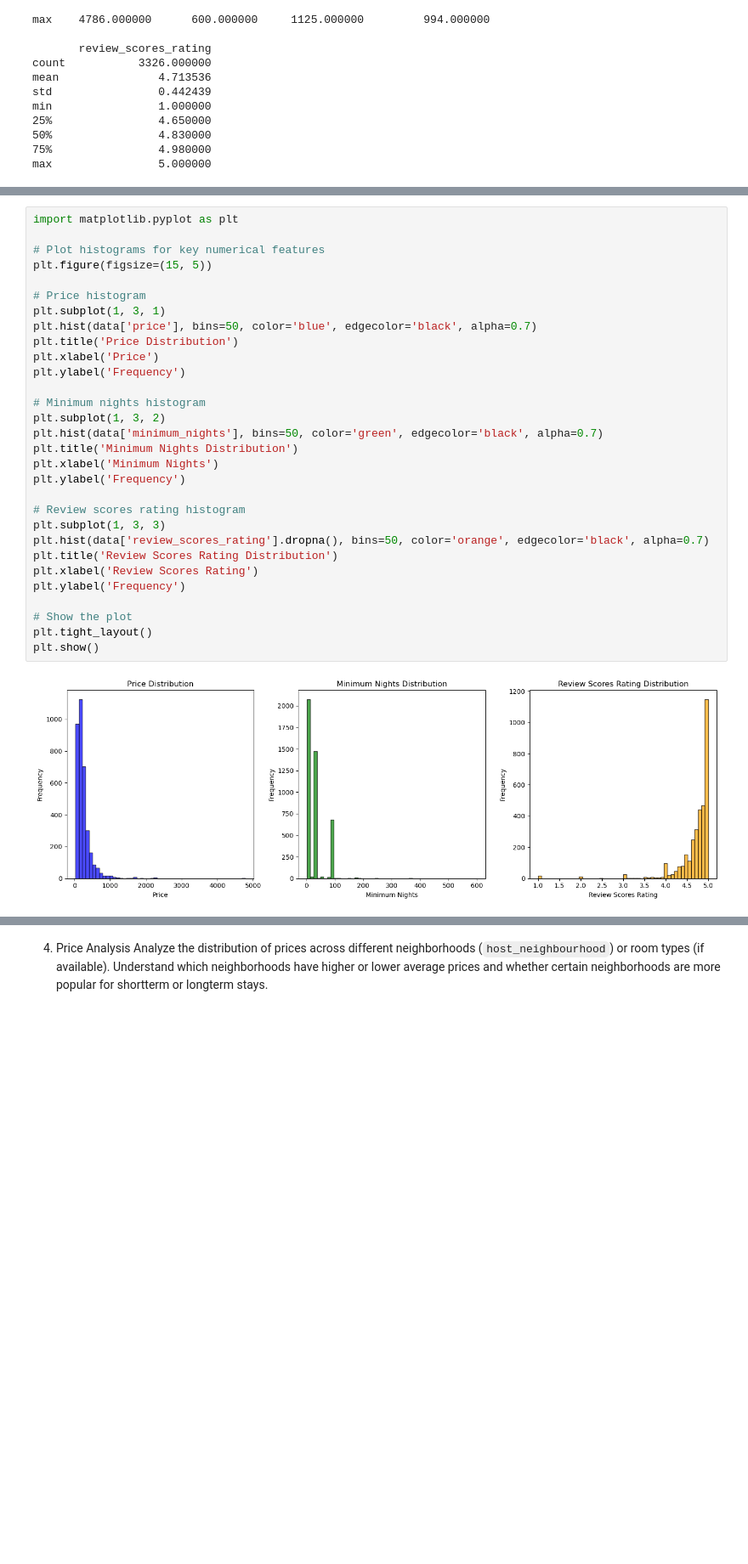
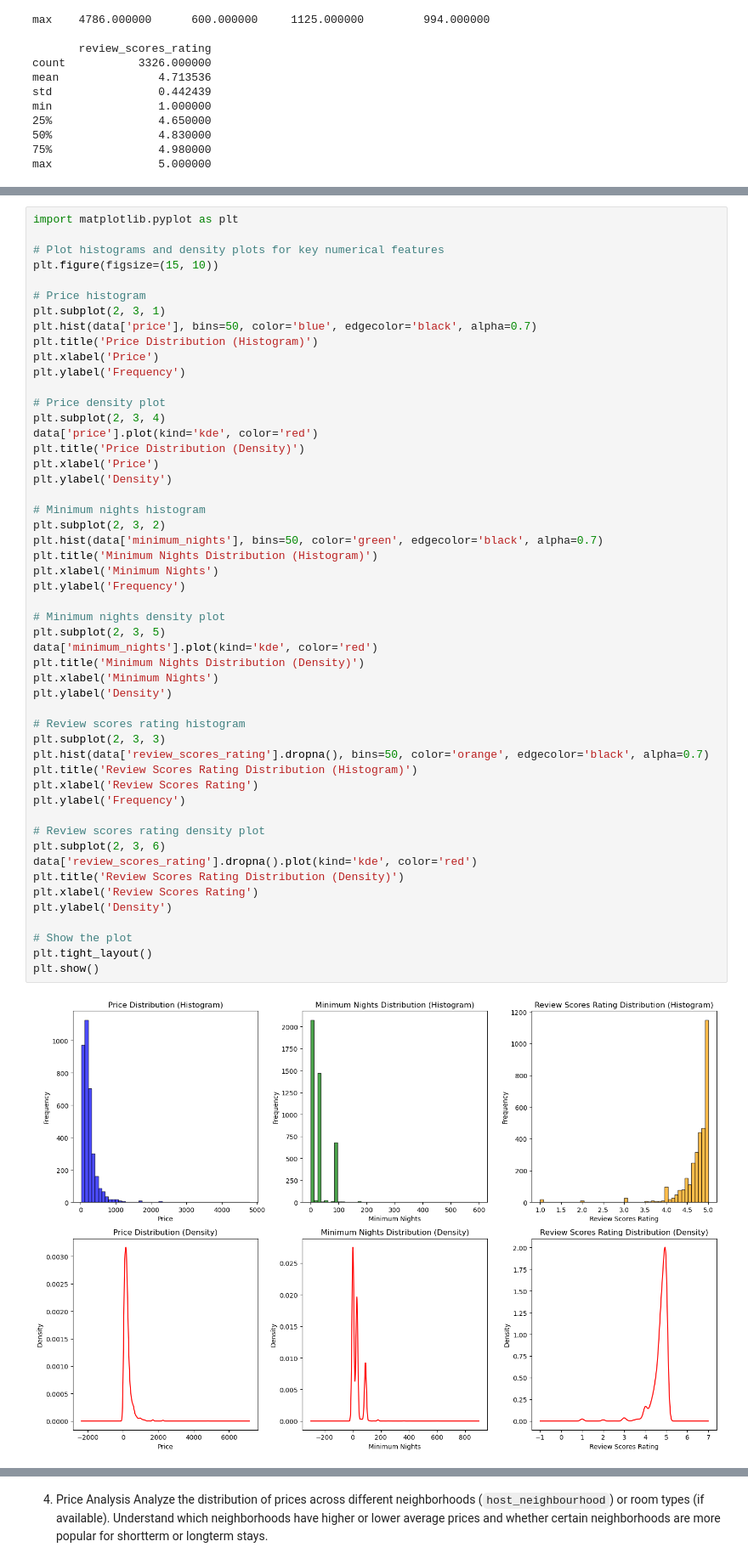
Before and after one commit to venkapk/machine-learning-assignment1, a Jupyter notebook: EDA.ipynb, the cells around one changed output, grey strips where cells are left out. Shown at 85% size. Cells and saved outputs as stored; diff of their text form; blank space fills up the shorter version.

```diff
--- a/EDA.ipynb
+++ b/EDA.ipynb
@@ -50,32 +47,53 @@ these features to identify any skewness or outliers.
 # %%
 import matplotlib.pyplot as plt
 
-# Plot histograms for key numerical features
-plt.figure(figsize=(15, 5))
+# Plot histograms and density plots for key numerical features
+plt.figure(figsize=(15, 10))
 
 # Price histogram
-plt.subplot(1, 3, 1)
+plt.subplot(2, 3, 1)
 plt.hist(data['price'], bins=50, color='blue', edgecolor='black', alpha=0.7)
-plt.title('Price Distribution')
+plt.title('Price Distribution (Histogram)')
 plt.xlabel('Price')
 plt.ylabel('Frequency')
 
+# Price density plot
+plt.subplot(2, 3, 4)
+data['price'].plot(kind='kde', color='red')
+plt.title('Price Distribution (Density)')
+plt.xlabel('Price')
+plt.ylabel('Density')
+
 # Minimum nights histogram
-plt.subplot(1, 3, 2)
+plt.subplot(2, 3, 2)
 plt.hist(data['minimum_nights'], bins=50, color='green', edgecolor='black', alpha=0.7)
-plt.title('Minimum Nights Distribution')
+plt.title('Minimum Nights Distribution (Histogram)')
 plt.xlabel('Minimum Nights')
 plt.ylabel('Frequency')
 
+# Minimum nights density plot
+plt.subplot(2, 3, 5)
+data['minimum_nights'].plot(kind='kde', color='red')
+plt.title('Minimum Nights Distribution (Density)')
+plt.xlabel('Minimum Nights')
+plt.ylabel('Density')
+
 # Review scores rating histogram
-plt.subplot(1, 3, 3)
+plt.subplot(2, 3, 3)
 plt.hist(data['review_scores_rating'].dropna(), bins=50, color='orange', edgecolor='black', alpha=0.7)
-plt.title('Review Scores Rating Distribution')
+plt.title('Review Scores Rating Distribution (Histogram)')
 plt.xlabel('Review Scores Rating')
 plt.ylabel('Frequency')
+
+# Review scores rating density plot
+plt.subplot(2, 3, 6)
+data['review_scores_rating'].dropna().plot(kind='kde', color='red')
+plt.title('Review Scores Rating Distribution (Density)')
+plt.xlabel('Review Scores Rating')
+plt.ylabel('Density')
 
 # Show the plot
 plt.tight_layout()
 plt.show()
 # %% [output]
-[figure, old version]
+[figure, new version]
```
Also changed, not shown: parts of 4 cells of this notebook.
